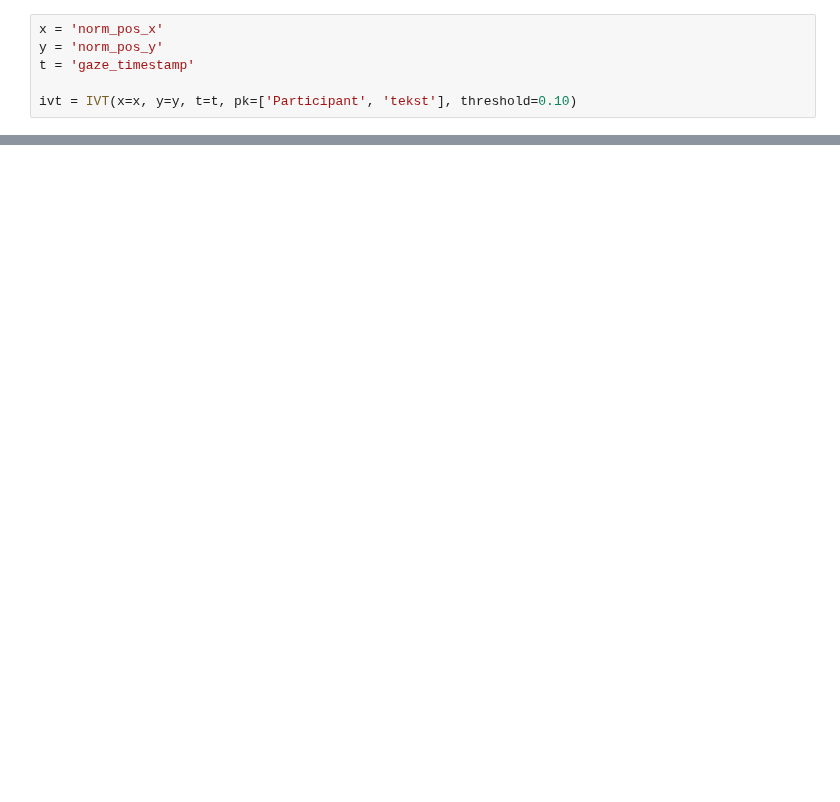
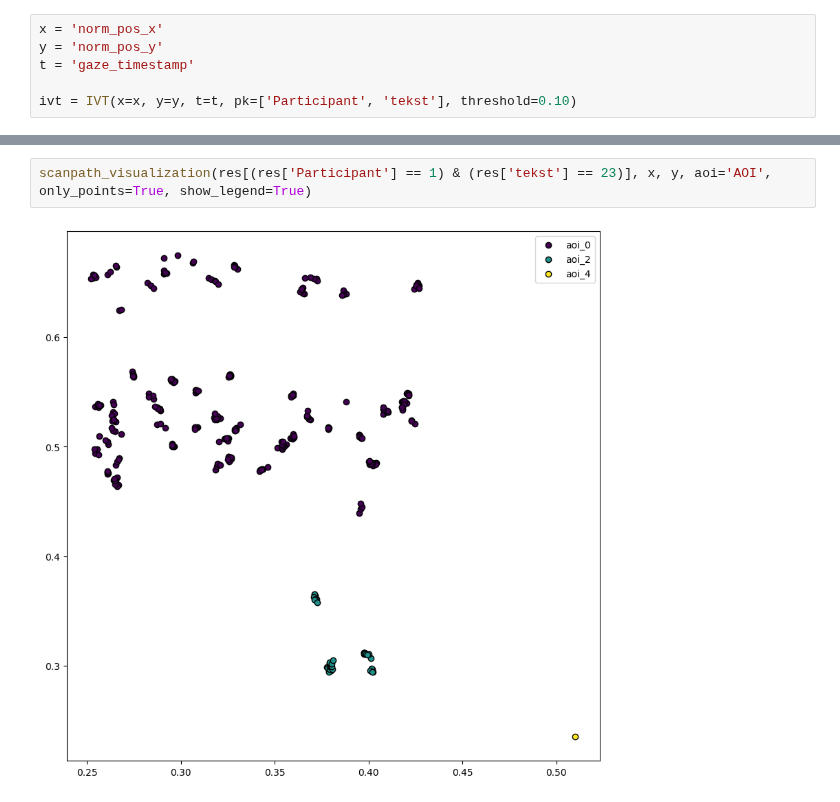
Before and after one commit to hse-scila/EyeFeatures, a Jupyter notebook: eyetracking/preprocessing/test.ipynb, the cells around one changed output, grey strips where cells are left out. Cells and saved outputs as stored; diff of their text form; blank space fills up the shorter version.

```diff
--- a/eyetracking/preprocessing/test.ipynb
+++ b/eyetracking/preprocessing/test.ipynb
@@ -86,0 +82,4 @@ File "fixation_extraction.py", line 35:
+# %%
+scanpath_visualization(res[(res['Participant'] == 1) & (res['tekst'] == 23)], x, y, aoi='AOI', only_points=True, show_legend=True)
+# %% [output]
+[figure, added]
```
Also changed, not shown: parts of 16 cells of this notebook, 2 other files.
